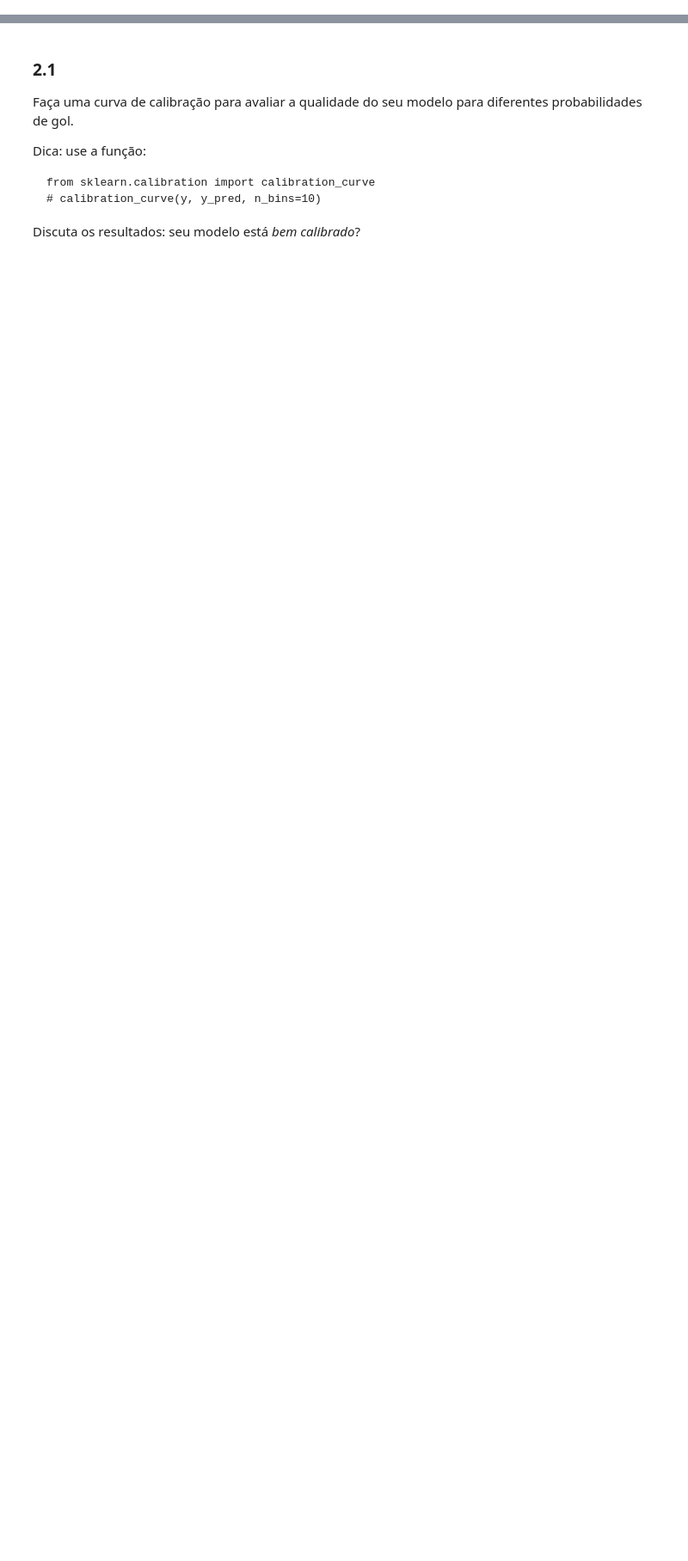
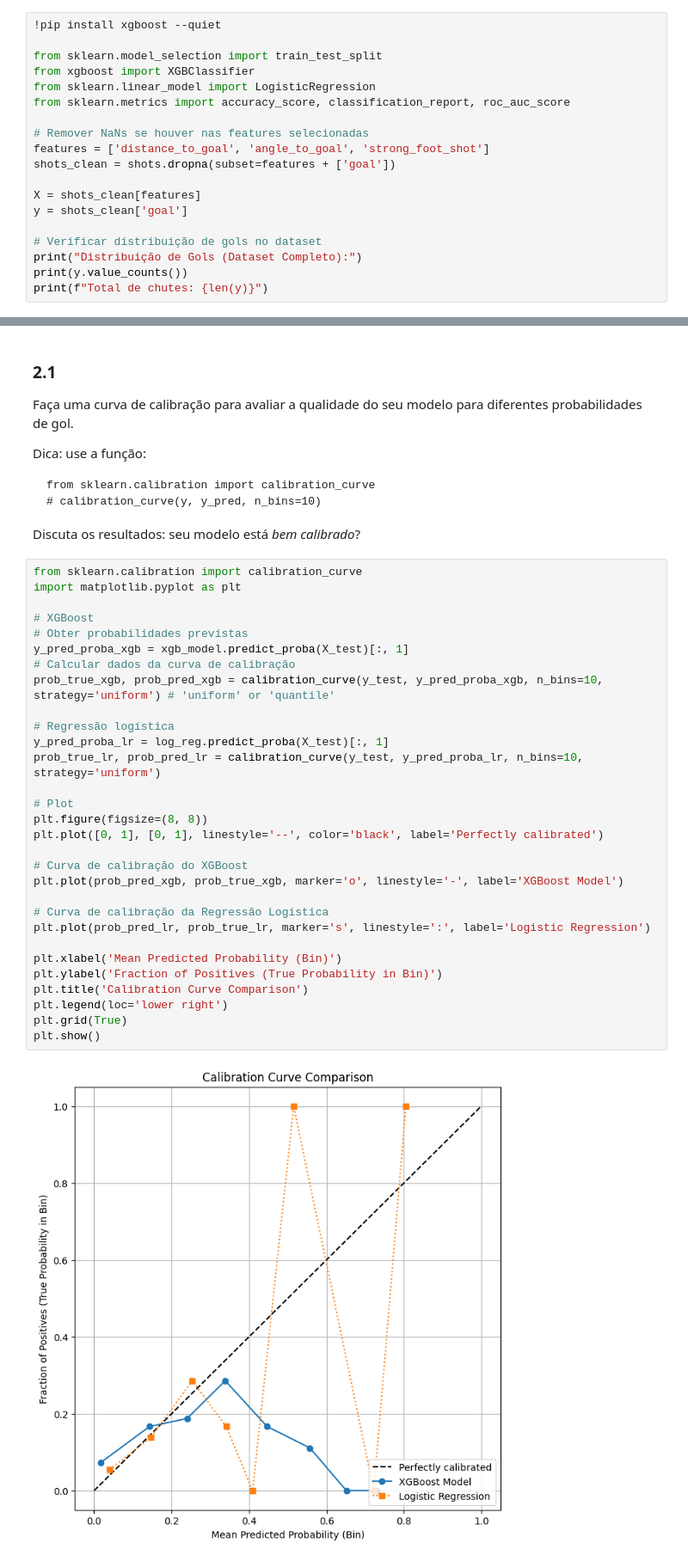
Before and after one commit to juliogdomingues/cdaf_ufmg, a Jupyter notebook: At3/atv_3.ipynb, the cells around one changed output, grey strips where cells are left out. Shown at 86% size. Drawn from its saved outputs; the diff is of its cells as text; blank space fills up the shorter version.

````diff
--- a/At3/atv_3.ipynb
+++ b/At3/atv_3.ipynb
@@ -289,0 +308,19 @@ Reporte a acurácia do modelo para os conjuntos de treino (.score(X_train, y_tra
+# %%
+!pip install xgboost --quiet
+
+from sklearn.model_selection import train_test_split
+from xgboost import XGBClassifier
+from sklearn.linear_model import LogisticRegression
+from sklearn.metrics import accuracy_score, classification_report, roc_auc_score
+
+# Remover NaNs se houver nas features selecionadas
+features = ['distance_to_goal', 'angle_to_goal', 'strong_foot_shot']
+shots_clean = shots.dropna(subset=features + ['goal'])
+
+X = shots_clean[features]
+y = shots_clean['goal']
+
+# Verificar distribuição de gols no dataset
+print("Distribuição de Gols (Dataset Completo):")
+print(y.value_counts())
+print(f"Total de chutes: {len(y)}")
@@ -300,3 +398,35 @@ from sklearn.calibration import calibration_curve
 ```
 
 Discuta os resultados: seu modelo está *bem calibrado*?
+# %%
+from sklearn.calibration import calibration_curve
+import matplotlib.pyplot as plt
+
+# XGBoost
+# Obter probabilidades previstas
+y_pred_proba_xgb = xgb_model.predict_proba(X_test)[:, 1]
+# Calcular dados da curva de calibração
+prob_true_xgb, prob_pred_xgb = calibration_curve(y_test, y_pred_proba_xgb, n_bins=10, strategy='uniform') # 'uniform' or 'quantile'
+
+# Regressão logística
+y_pred_proba_lr = log_reg.predict_proba(X_test)[:, 1]
+prob_true_lr, prob_pred_lr = calibration_curve(y_test, y_pred_proba_lr, n_bins=10, strategy='uniform')
+
+# Plot
+plt.figure(figsize=(8, 8))
+plt.plot([0, 1], [0, 1], linestyle='--', color='black', label='Perfectly calibrated')
+
+# Curva de calibração do XGBoost
+plt.plot(prob_pred_xgb, prob_true_xgb, marker='o', linestyle='-', label='XGBoost Model')
+
+# Curva de calibração da Regressão Logística
+plt.plot(prob_pred_lr, prob_true_lr, marker='s', linestyle=':', label='Logistic Regression')
+
+plt.xlabel('Mean Predicted Probability (Bin)')
+plt.ylabel('Fraction of Positives (True Probability in Bin)')
+plt.title('Calibration Curve Comparison')
+plt.legend(loc='lower right')
+plt.grid(True)
+plt.show()
+# %% [output]
+[figure, added]
````
Also changed, not shown: parts of 39 cells of this notebook.
